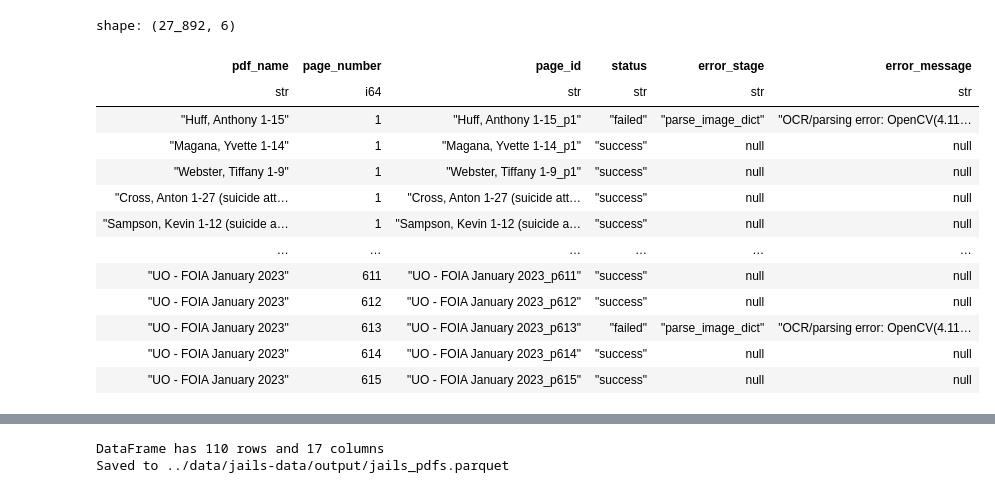
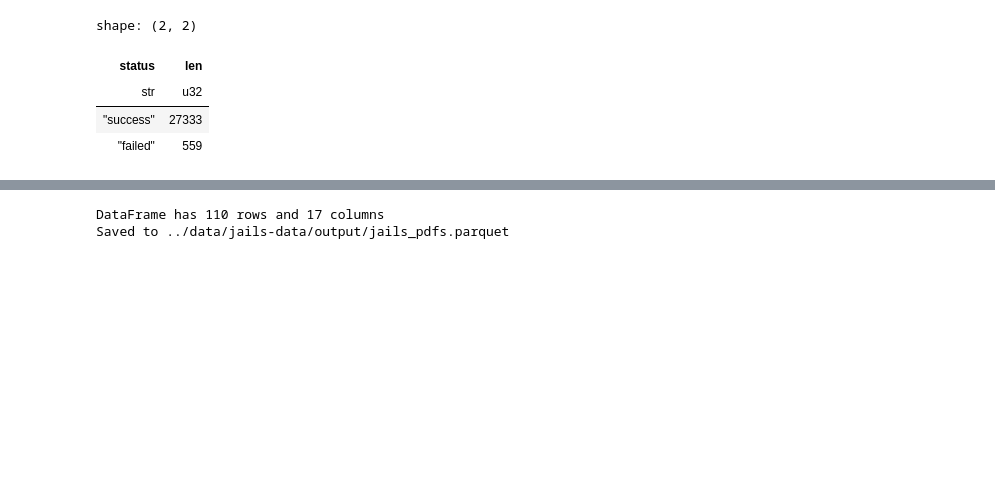
Before and after one commit to mansueto-institute/jail-events, a Jupyter notebook: src/jail-events/notebooks/extraction_report.ipynb, the cells around one changed output, grey strips where cells are left out. Cells and saved outputs as stored; diff of their text form; code cells hidden in the pictures; blank space fills up the shorter version.

```diff
--- a/src/jail-events/notebooks/extraction_report.ipynb
+++ b/src/jail-events/notebooks/extraction_report.ipynb
@@ -6,22 +6,13 @@ import json
 # %%
 #Log files
 root = Path('..')
 parquet_log = root / 'data/jails-data/output/processing_logs.parquet'
 logs_df = pl.read_parquet(parquet_log)
 
-logs_df
+logs_df.group_by("status").len()
 # %% [output]
-shape: (27_892, 6)
+shape: (2, 2)
-| pdf_name | page_number | page_id | status | error_stage | error_message |
-| str | i64 | str | str | str | str |
-| "Huff, Anthony 1-15" | 1 | "Huff, Anthony 1-15_p1" | "failed" | "parse_image_dict" | "OCR/parsing error: OpenCV(4.11… |
-| "Magana, Yvette 1-14" | 1 | "Magana, Yvette 1-14_p1" | "success" | null | null |
-| "Webster, Tiffany 1-9" | 1 | "Webster, Tiffany 1-9_p1" | "success" | null | null |
-| "Cross, Anton 1-27 (suicide att… | 1 | "Cross, Anton 1-27 (suicide att… | "success" | null | null |
-| "Sampson, Kevin 1-12 (suicide a… | 1 | "Sampson, Kevin 1-12 (suicide a… | "success" | null | null |
-| … | … | … | … | … | … |
-| "UO - FOIA January 2023" | 611 | "UO - FOIA January 2023_p611" | "success" | null | null |
-| "UO - FOIA January 2023" | 612 | "UO - FOIA January 2023_p612" | "success" | null | null |
-| "UO - FOIA January 2023" | 613 | "UO - FOIA January 2023_p613" | "failed" | "parse_image_dict" | "OCR/parsing error: OpenCV(4.11… |
-| "UO - FOIA January 2023" | 614 | "UO - FOIA January 2023_p614" | "success" | null | null |
-| "UO - FOIA January 2023" | 615 | "UO - FOIA January 2023_p615" | "success" | null | null |
+| status | len |
+| str | u32 |
+| "success" | 27333 |
+| "failed" | 559 |
```
Also changed, not shown: parts of 11 cells of this notebook, 2 other files.
